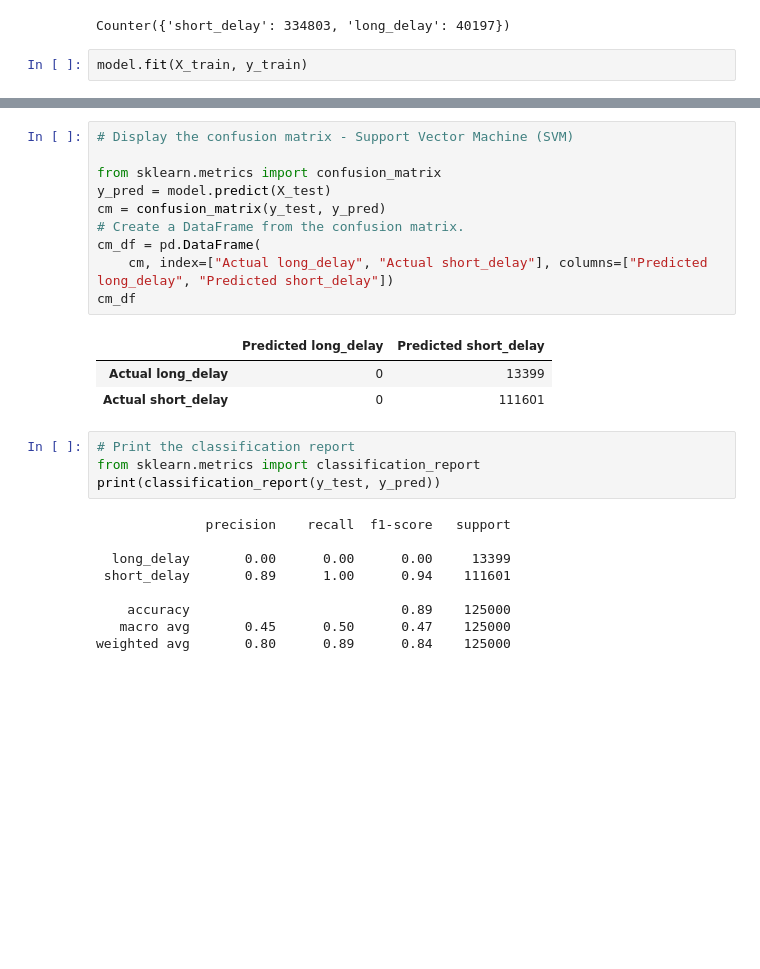
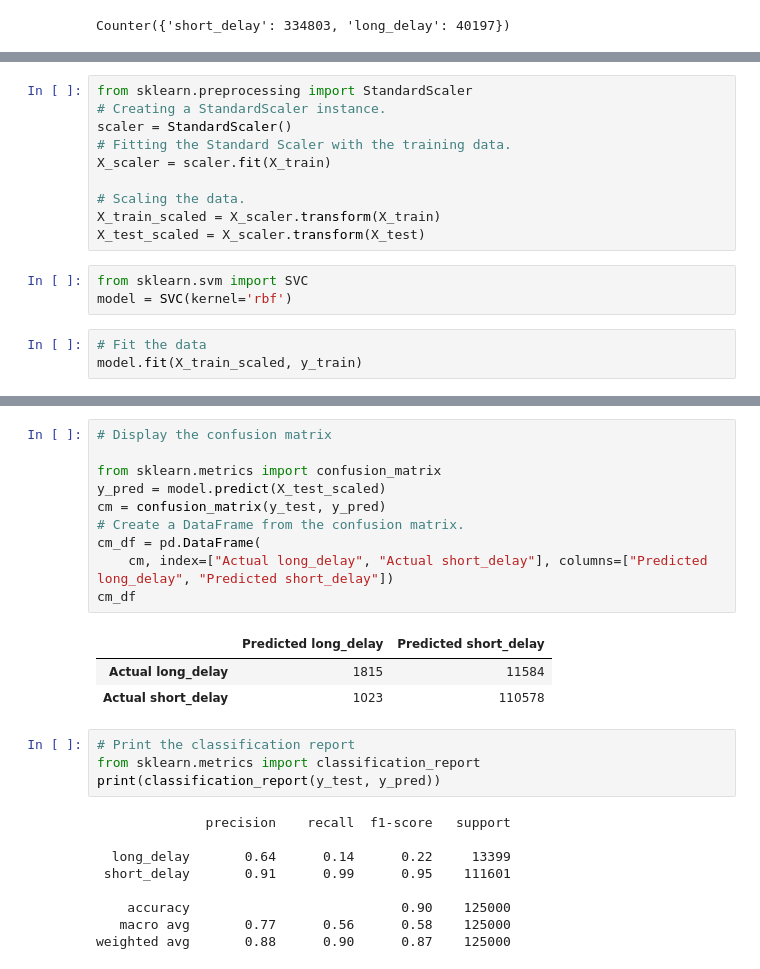
Before and after one commit to justinkirk8/Accidentally_Late, a Jupyter notebook: Machine_Learning_Model/ASJ_Model_Files/ASJ_SVM.ipynb, the cells around one changed output, grey strips where cells are left out. Drawn from its saved outputs; the diff is of its cells as text; blank space fills up the shorter version.

```diff
--- a/Machine_Learning_Model/ASJ_Model_Files/ASJ_SVM.ipynb
+++ b/Machine_Learning_Model/ASJ_Model_Files/ASJ_SVM.ipynb
@@ -199,5 +165,3 @@ X_train, X_test, y_train, y_test = train_test_split(X, y, random_state=1, strati
 Counter(y_train)
 # %% [output]
 Counter({'short_delay': 334803, 'long_delay': 40197})
-# %%
-model.fit(X_train, y_train)
@@ -205,0 +168,16 @@ SVC(kernel='linear')
+# %%
+from sklearn.preprocessing import StandardScaler
+# Creating a StandardScaler instance.
+scaler = StandardScaler()
+# Fitting the Standard Scaler with the training data.
+X_scaler = scaler.fit(X_train)
+
+# Scaling the data.
+X_train_scaled = X_scaler.transform(X_train)
+X_test_scaled = X_scaler.transform(X_test)
+# %%
+from sklearn.svm import SVC
+model = SVC(kernel='rbf')
+# %%
+# Fit the data
+model.fit(X_train_scaled, y_train)
@@ -226,17 +206,17 @@ accuracy_score(y_test, y_pred)
 # %%
-# Display the confusion matrix - Support Vector Machine (SVM)
+# Display the confusion matrix
 
 from sklearn.metrics import confusion_matrix
-y_pred = model.predict(X_test)
+y_pred = model.predict(X_test_scaled)
 cm = confusion_matrix(y_test, y_pred)
 # Create a DataFrame from the confusion matrix.
 cm_df = pd.DataFrame(
     cm, index=["Actual long_delay", "Actual short_delay"], columns=["Predicted long_delay", "Predicted short_delay"])
 cm_df
 # %% [output]
 |  | Predicted long_delay | Predicted short_delay |
-| Actual long_delay | 0 | 13399 |
-| Actual short_delay | 0 | 111601 |
+| Actual long_delay | 1815 | 11584 |
+| Actual short_delay | 1023 | 110578 |
 # %%
 # Print the classification report
 from sklearn.metrics import classification_report
@@ -244,9 +224,9 @@ print(classification_report(y_test, y_pred))
 # %% [output]
               precision    recall  f1-score   support
 
-  long_delay       0.00      0.00      0.00     13399
- short_delay       0.89      1.00      0.94    111601
+  long_delay       0.64      0.14      0.22     13399
+ short_delay       0.91      0.99      0.95    111601
 
-    accuracy                           0.89    125000
-   macro avg       0.45      0.50      0.47    125000
-weighted avg       0.80      0.89      0.84    125000
+    accuracy                           0.90    125000
+   macro avg       0.77      0.56      0.58    125000
+weighted avg       0.88      0.90      0.87    125000
```
Also changed, not shown: parts of 9 cells of this notebook.
